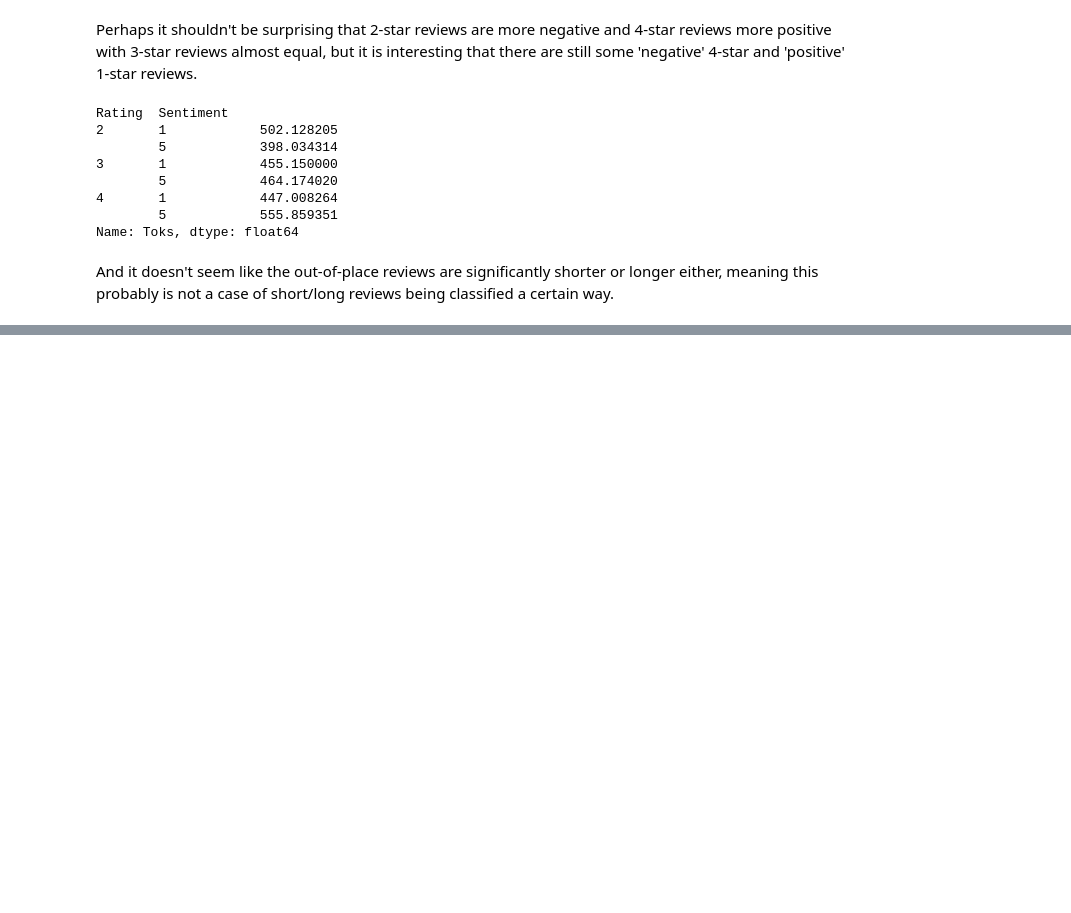
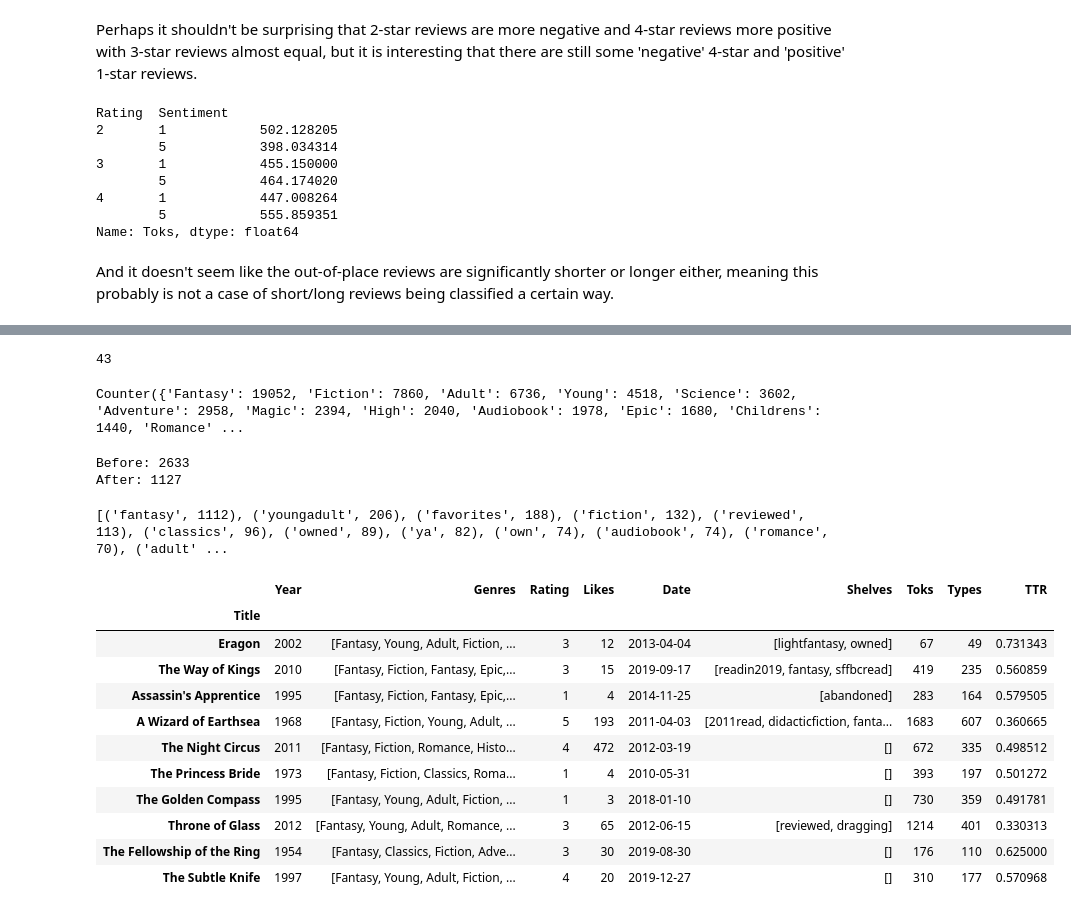
Before and after one commit to MichaelBarmada/Goodreads-Sentiment-Analysis, a Jupyter notebook: analysis.ipynb, the cells around one changed output, grey strips where cells are left out. Cells and saved outputs as stored; diff of their text form; code cells hidden in the pictures; blank space fills up the shorter version.

```diff
--- a/analysis.ipynb
+++ b/analysis.ipynb
@@ -335,0 +541,8 @@ And it doesn't seem like the out-of-place reviews are significantly shorter or l
+# %%
+# NOTE: fix this to include multi-word tags (e.g. "Young Adult")
+
+from string import punctuation
+
+nonlex_df.Genres = nonlex_df.Genres.map(lambda t: t.translate(str.maketrans('', '', punctuation)).split())
+nonlex_df.Shelves = nonlex_df.Shelves.map(lambda t: t.translate(str.maketrans('', '', punctuation)).split())
+nonlex_df.sample(5)
@@ -335,0 +557,54 @@ And it doesn't seem like the out-of-place reviews are significantly shorter or l
+# %%
+# Take a look at all genre tags...
+
+from collections import Counter
+
+genre_list = Counter()
+for row in nonlex_df.Genres:
+    for tag in row:
+        genre_list.update([tag])
+
+len(genre_list)
+genre_list
+# %% [output]
+43
+Counter({'Fantasy': 19052, 'Fiction': 7860, 'Adult': 6736, 'Young': 4518, 'Science': 3602, 'Adventure': 2958, 'Magic': 2394, 'High': 2040, 'Audiobook': 1978, 'Epic': 1680, 'Childrens': 1440, 'Romance' ...
+# %%
+# Take a look at most commonly-used shelves (& eliminate those used only once)...
+
+shelf_list = Counter()
+for row in nonlex_df.Shelves:
+    for tag in row:
+        shelf_list.update([tag])
+
+print('Before:', len(shelf_list))
+clean_list = [sh for sh in shelf_list if shelf_list[sh] > 1]
+print('After:', len(clean_list))
+
+shelf_list.most_common(20)
+# %% [output]
+Before: 2633
+After: 1127
+[('fantasy', 1112), ('youngadult', 206), ('favorites', 188), ('fiction', 132), ('reviewed', 113), ('classics', 96), ('owned', 89), ('ya', 82), ('own', 74), ('audiobook', 74), ('romance', 70), ('adult' ...
+# %%
+# Remove shelf tags from nonlex_df.Shelves that occur only once. First we need a new function to filter the lists...
+
+def shelf_duster(mess):
+    clean = [sh for sh in mess if sh in clean_list]
+    return clean
+
+nonlex_df.Shelves = nonlex_df.Shelves.map(shelf_duster)
+nonlex_df.sample(10)
+# %% [output]
+|  | Year | Genres | Rating | Likes | Date | Shelves | Toks | Types | TTR |
+| Title |  |  |  |  |  |  |  |  |  |
+| Eragon | 2002 | [Fantasy, Young, Adult, Fiction, ... | 3 | 12 | 2013-04-04 | [lightfantasy, owned] | 67 | 49 | 0.731343 |
+| The Way of Kings | 2010 | [Fantasy, Fiction, Fantasy, Epic,... | 3 | 15 | 2019-09-17 | [readin2019, fantasy, sffbcread] | 419 | 235 | 0.560859 |
+| Assassin's Apprentice | 1995 | [Fantasy, Fiction, Fantasy, Epic,... | 1 | 4 | 2014-11-25 | [abandoned] | 283 | 164 | 0.579505 |
+| A Wizard of Earthsea | 1968 | [Fantasy, Fiction, Young, Adult, ... | 5 | 193 | 2011-04-03 | [2011read, didacticfiction, fanta... | 1683 | 607 | 0.360665 |
+| The Night Circus | 2011 | [Fantasy, Fiction, Romance, Histo... | 4 | 472 | 2012-03-19 | [] | 672 | 335 | 0.498512 |
+| The Princess Bride | 1973 | [Fantasy, Fiction, Classics, Roma... | 1 | 4 | 2010-05-31 | [] | 393 | 197 | 0.501272 |
+| The Golden Compass | 1995 | [Fantasy, Young, Adult, Fiction, ... | 1 | 3 | 2018-01-10 | [] | 730 | 359 | 0.491781 |
+| Throne of Glass | 2012 | [Fantasy, Young, Adult, Romance, ... | 3 | 65 | 2012-06-15 | [reviewed, dragging] | 1214 | 401 | 0.330313 |
+| The Fellowship of the Ring | 1954 | [Fantasy, Classics, Fiction, Adve... | 3 | 30 | 2019-08-30 | [] | 176 | 110 | 0.625000 |
+| The Subtle Knife | 1997 | [Fantasy, Young, Adult, Fiction, ... | 4 | 20 | 2019-12-27 | [] | 310 | 177 | 0.570968 |
```
Also changed, not shown: parts of 38 cells of this notebook, 1 other file.
